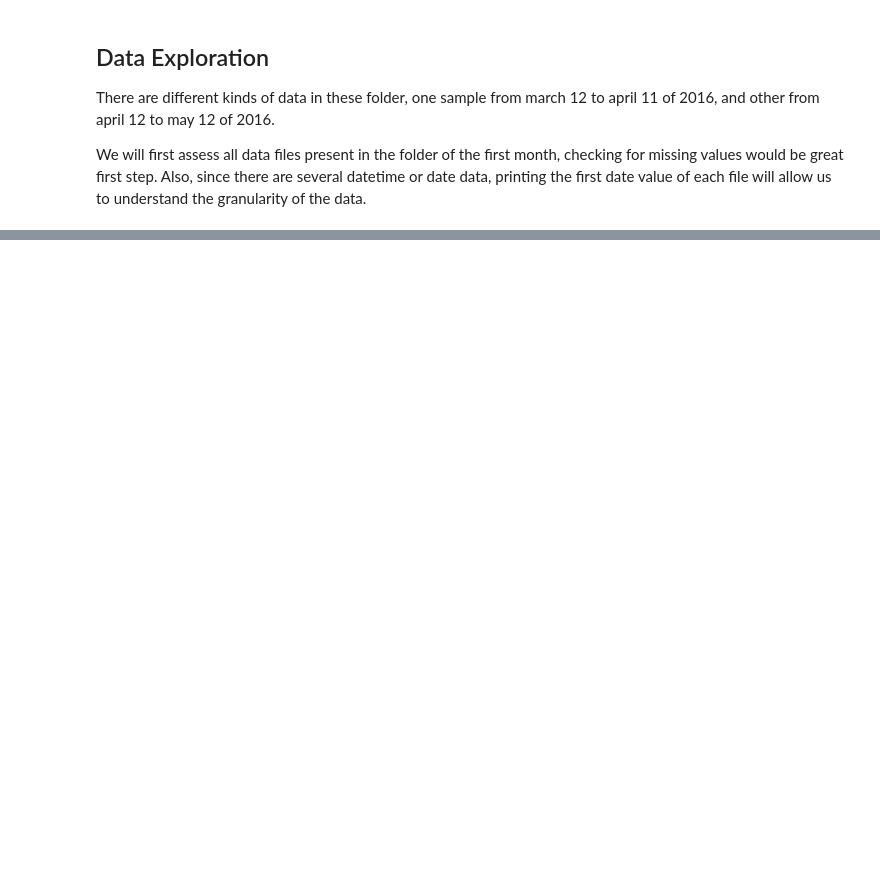
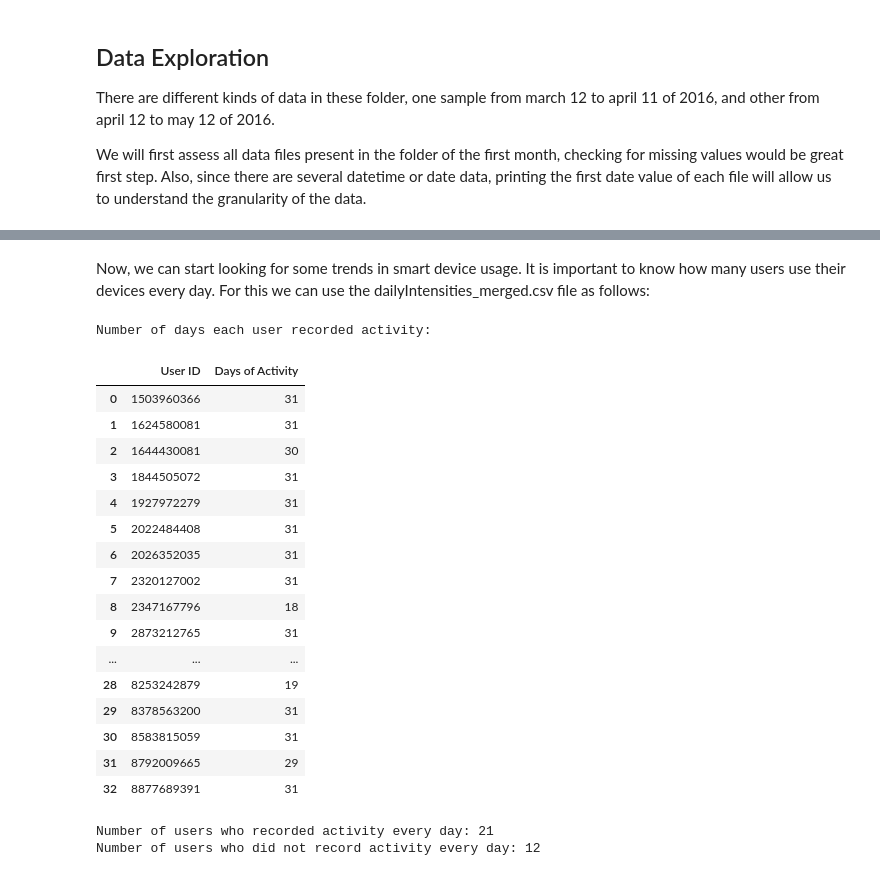
Before and after one commit to afbeltranr/da-fitibit-fitness-tracker, a Jupyter notebook: notebooks/ExploratoryDataAnalysis.ipynb, the cells around one changed output, grey strips where cells are left out. Cells and saved outputs as stored; diff of their text form; code cells hidden in the pictures; blank space fills up the shorter version.

```diff
--- a/notebooks/ExploratoryDataAnalysis.ipynb
+++ b/notebooks/ExploratoryDataAnalysis.ipynb
@@ -185,0 +207,60 @@ display(results_df)
+# %% [markdown]
+Now, we can start looking for some trends in smart device usage. It is important to know how many users use their devices every day. For this we can use the  dailyIntensities_merged.csv file as follows:
+# %%
+import pandas as pd
+
+# Define the file path for dailyIntensities_merged.csv
+file_path = '../data/mturkfitbit_export_4.12.16-5.12.16/Fitabase Data 4.12.16-5.12.16/dailyIntensities_merged.csv'  # Replace with your file path
+
+# Read the CSV file
+df = pd.read_csv(file_path)
+
+# Convert the ActivityDay column to datetime
+df['ActivityDay'] = pd.to_datetime(df['ActivityDay'], format='%m/%d/%Y')
+
+# Group by ID and count the number of unique ActivityDay entries for each user
+user_activity_counts = df.groupby('Id')['ActivityDay'].nunique().reset_index()
+
+# Rename the columns for clarity
+user_activity_counts.columns = ['User ID', 'Days of Activity']
+
+# Calculate the total number of unique days in the dataset
+total_days = df['ActivityDay'].nunique()
+
+# Select users who recorded activity every day
+users_every_day = user_activity_counts[user_activity_counts['Days of Activity'] == total_days]['User ID']
+
+# Save the list of unique IDs of users who recorded every day in a vector
+users_every_day_vector = users_every_day.tolist()
+
+# Display the results
+print("Number of days each user recorded activity:")
+display(user_activity_counts)
+
+# Calculate the number of users who recorded activity every day and those who didn't
+users_recorded_every_day = len(users_every_day_vector)
+users_not_recorded_every_day = user_activity_counts[user_activity_counts['Days of Activity'] < total_days].shape[0]
+
+print(f"Number of users who recorded activity every day: {users_recorded_every_day}")
+print(f"Number of users who did not record activity every day: {users_not_recorded_every_day}")
+# %% [output]
+Number of days each user recorded activity:
+|  | User ID | Days of Activity |
+| 0 | 1503960366 | 31 |
+| 1 | 1624580081 | 31 |
+| 2 | 1644430081 | 30 |
+| 3 | 1844505072 | 31 |
+| 4 | 1927972279 | 31 |
+| 5 | 2022484408 | 31 |
+| 6 | 2026352035 | 31 |
+| 7 | 2320127002 | 31 |
+| 8 | 2347167796 | 18 |
+| 9 | 2873212765 | 31 |
+| ... | ... | ... |
+| 28 | 8253242879 | 19 |
+| 29 | 8378563200 | 31 |
+| 30 | 8583815059 | 31 |
+| 31 | 8792009665 | 29 |
+| 32 | 8877689391 | 31 |
+Number of users who recorded activity every day: 21
+Number of users who did not record activity every day: 12
```
Also changed, not shown: parts of 6 cells of this notebook.
